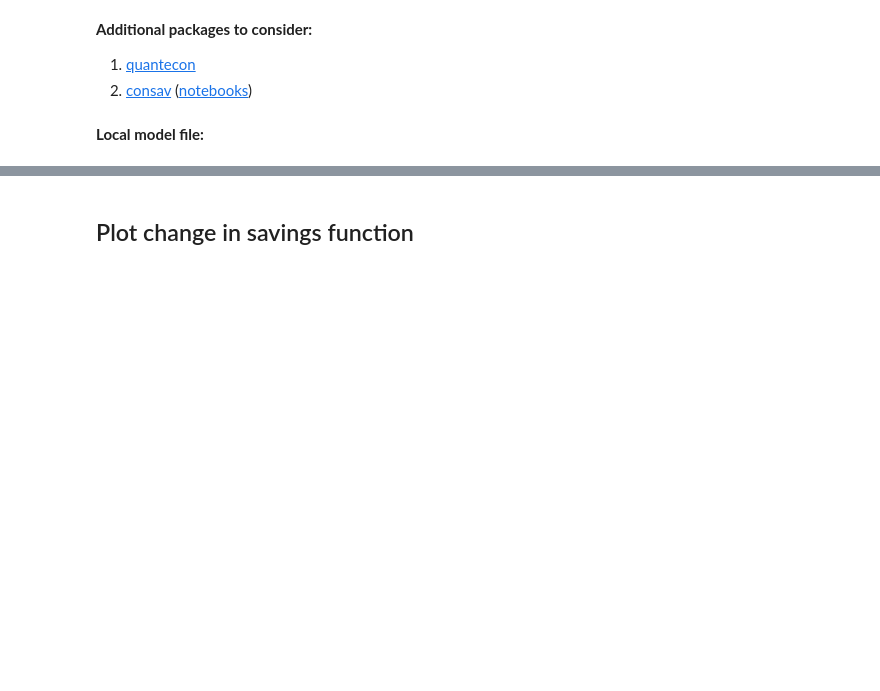
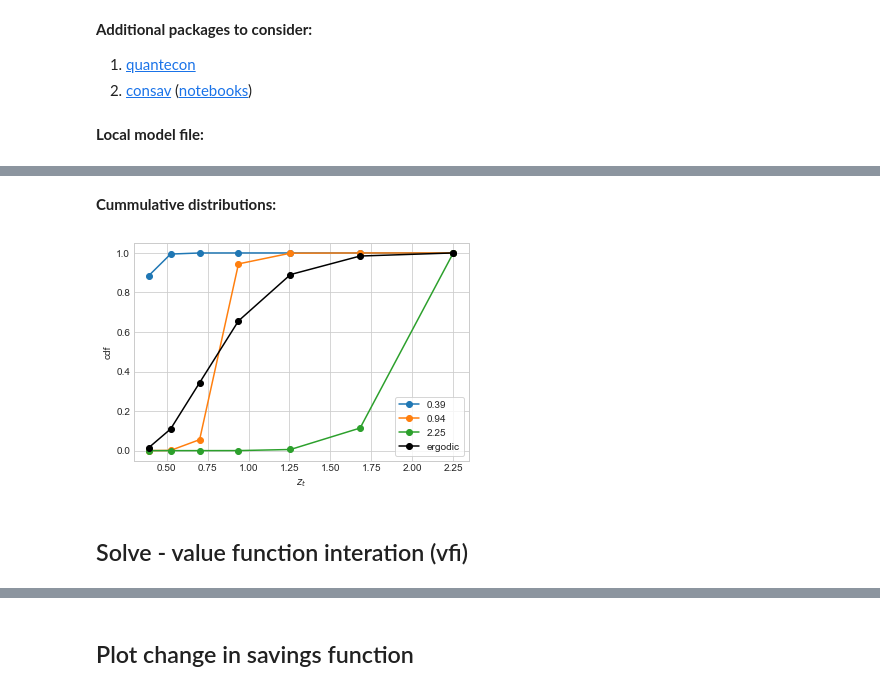
Before and after one commit to NumEconCopenhagen/AdvMacroHet, a Jupyter notebook: 01/Introduction.ipynb, the cells around one changed output, grey strips where cells are left out. Drawn from its saved outputs; the diff is of its cells as text; code cells hidden in the pictures; blank space fills up the shorter version.

```diff
--- a/01/Introduction.ipynb
+++ b/01/Introduction.ipynb
@@ -344,3 +392,20 @@ sim = model_vfi.sim
+# %% [markdown]
+**Cummulative distributions:**
+# %%
+fig = plt.figure()
+ax = fig.add_subplot(1,1,1)
+
+for i_z in [0,par.Nz//2,par.Nz-1]:
+    ax.plot(par.z_grid,par.z_trans_cumsum[i_z,:],'-o',label=f'{par.z_grid[i_z]:.2f}')
+ax.plot(par.z_grid,par.z_ergodic_cumsum,'-o',color='black',label='ergodic')
+
+ax.set_xlabel('$z_t$')
+ax.set_ylabel('cdf')
+ax.legend(frameon=True);
+# %% [output]
+[figure, added]
+# %% [markdown]
+## Solve - value function interation (vfi)
 # %%
 model_vfi.solve(do_print=True,algo='vfi')
 # %% [output]
```
Also changed, not shown: parts of 25 cells of this notebook, 31 other files.
